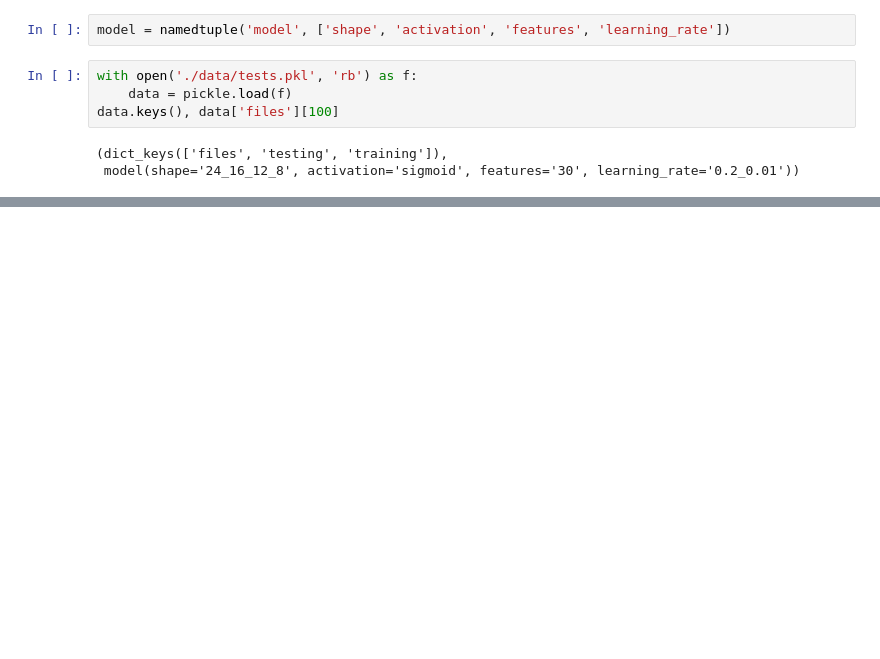
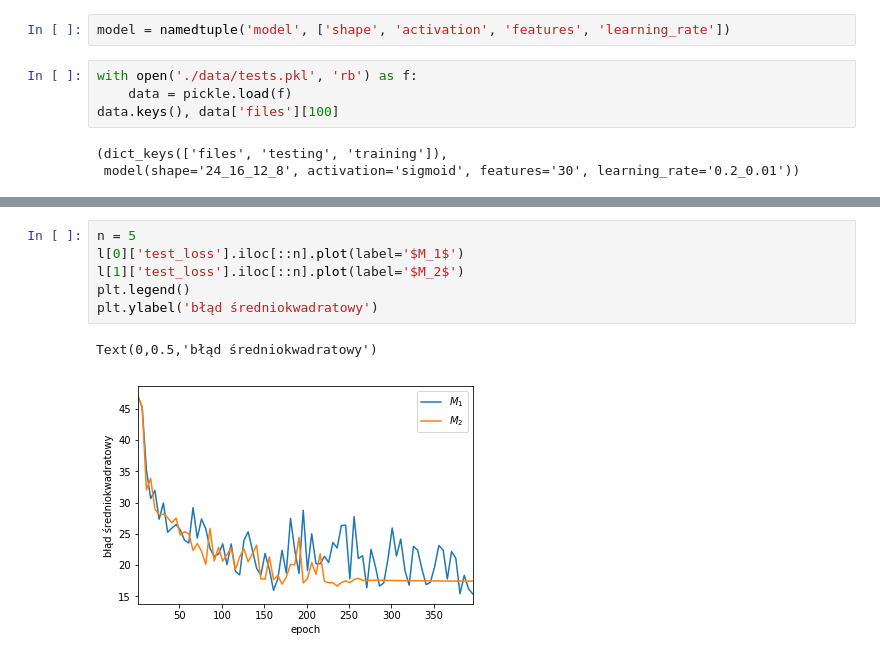
Before and after one commit to matbur/inz-doc, a Jupyter notebook: parse-tests.ipynb, the cells around one changed output, grey strips where cells are left out. Saved outputs shown, nothing was run; the diff lists cells and outputs as text; blank space fills up the shorter version.

```diff
--- a/parse-tests.ipynb
+++ b/parse-tests.ipynb
@@ -42,0 +84,9 @@ learning_rates
+# %%
+n = 5
+l[0]['test_loss'].iloc[::n].plot(label='$M_1$')
+l[1]['test_loss'].iloc[::n].plot(label='$M_2$')
+plt.legend()
+plt.ylabel('błąd średniokwadratowy')
+# %% [output]
+Text(0,0.5,'błąd średniokwadratowy')
+[figure, added]
```
Also changed, not shown: parts of 14 cells of this notebook, 2 other files.
